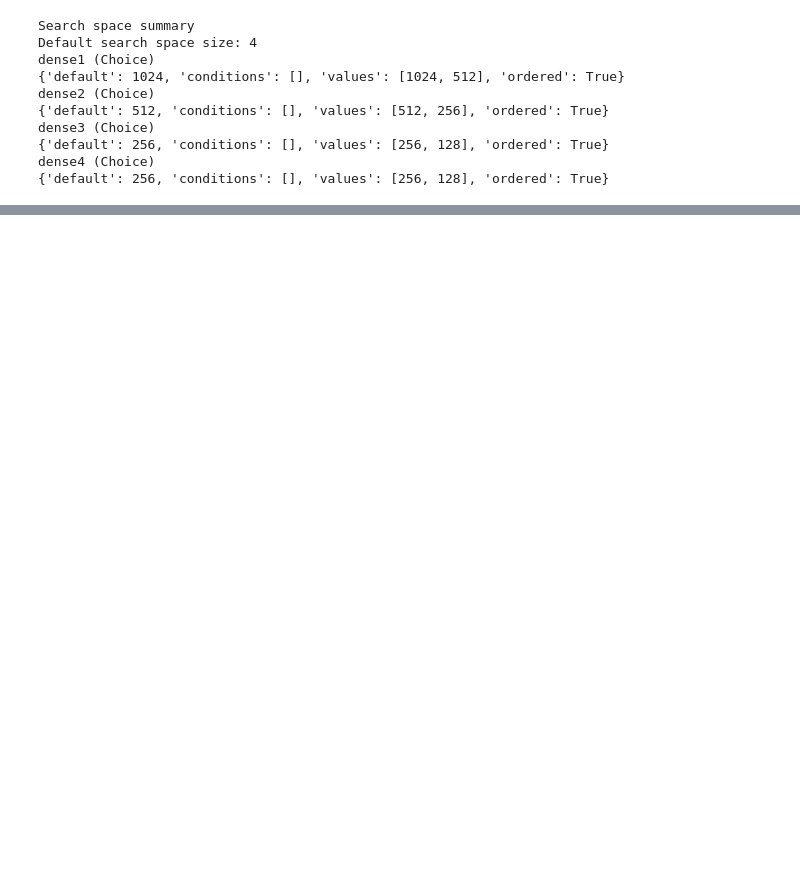
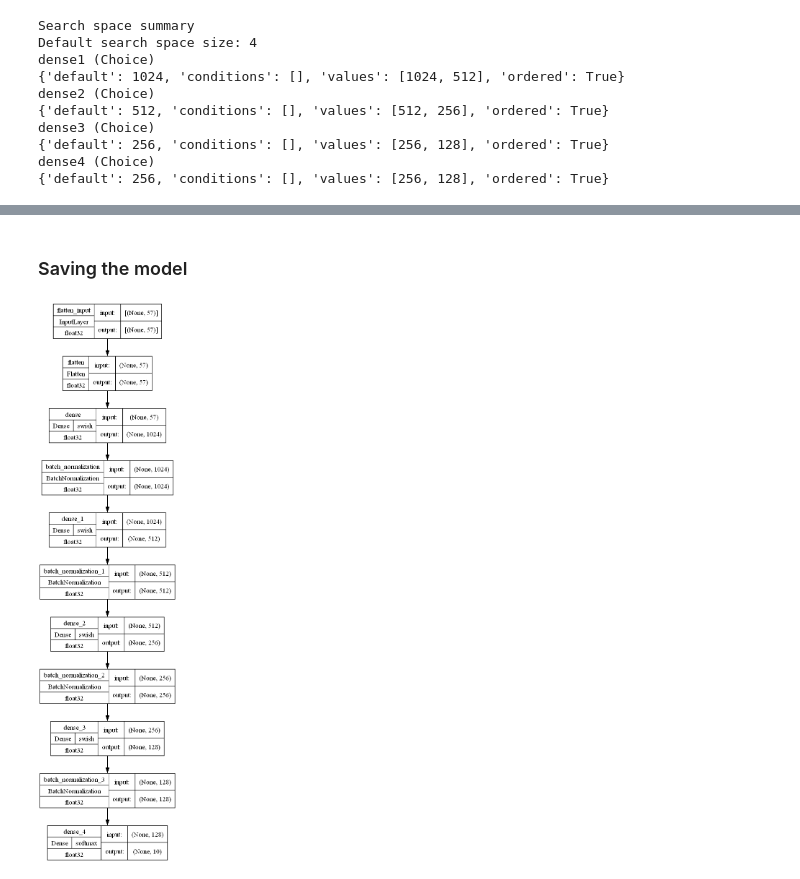
Before and after one commit to purusharthmalik/Audio-Genre-Classification, a Jupyter notebook: dense-gtzan.ipynb, the cells around one changed output, grey strips where cells are left out. Saved outputs shown, nothing was run; the diff lists cells and outputs as text; code cells hidden in the pictures; blank space fills up the shorter version.

```diff
--- a/dense-gtzan.ipynb
+++ b/dense-gtzan.ipynb
@@ -269,0 +294,2 @@ plt.show()
+# %% [markdown]
+### Saving the model
@@ -269,0 +298,6 @@ plt.show()
+# %%
+from tensorflow.keras.utils import plot_model
+
+plot_model(best_model, show_dtype=True, show_layer_activations=True, show_layer_names=True, show_shapes=True)
+# %% [output]
+[figure, added]
```
Also changed, not shown: parts of 23 cells of this notebook, 6 other files.
